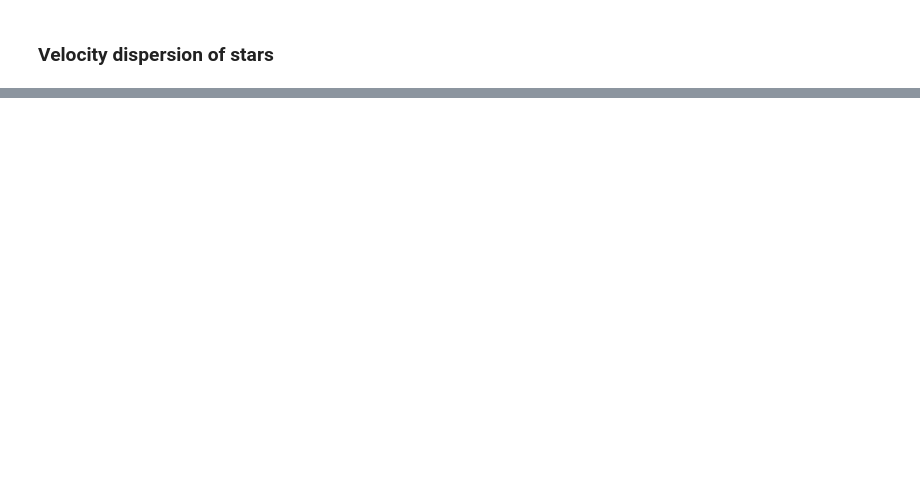
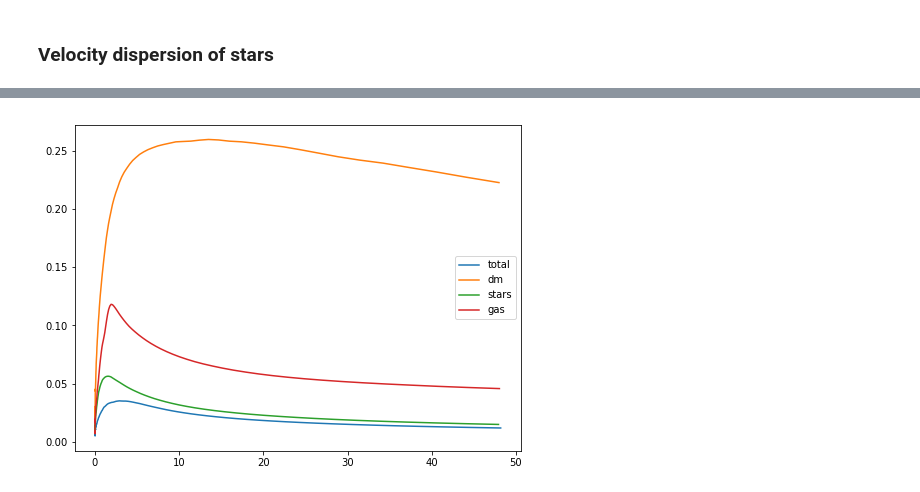
Before and after one commit to elehcim/simulation, a Jupyter notebook: notebooks/bokeh.ipynb, the cells around one changed output, grey strips where cells are left out. Cells and saved outputs as stored; diff of their text form; code cells hidden in the pictures; blank space fills up the shorter version.

```diff
--- a/notebooks/bokeh.ipynb
+++ b/notebooks/bokeh.ipynb
@@ -314,7 +462,9 @@ fig.subplots_adjust(top=0.88)
 # %%
-fig, ax = plt.subplots(figsize=(8,6))
-for prof, name in zip([p,pd,ps,pg],['total','dm','stars','gas']) : ax.plot(prof['rbins'], prof['rotation_curve_spherical'], label=name)
-plt.legend();
+# fig, ax = plt.subplots(figsize=(8,6))
+# for prof, name in zip([p,pd,ps,pg],['total','dm','stars','gas']) : ax.plot(prof['rbins'], prof['rotation_curve_spherical'], label=name)
+# plt.legend();
+# %% [output]
+[figure, added]
 # %%
 # f1 = figure(width=400, height=400, title='Center of gravity position', x_axis_label="x (kpc)", y_axis_label="y (kpc)")
 # f1.line(x_cog, y_cog)
```
Also changed, not shown: parts of 27 cells of this notebook.
